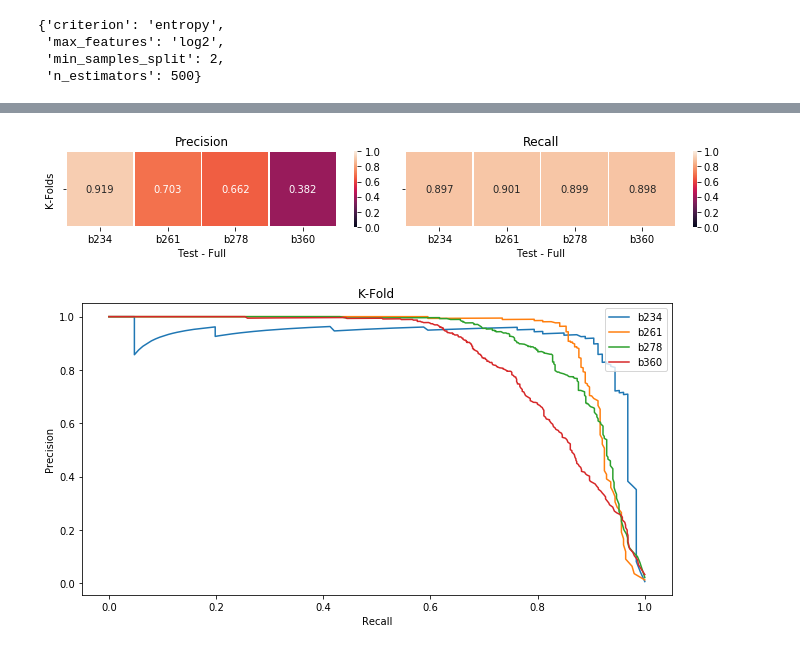
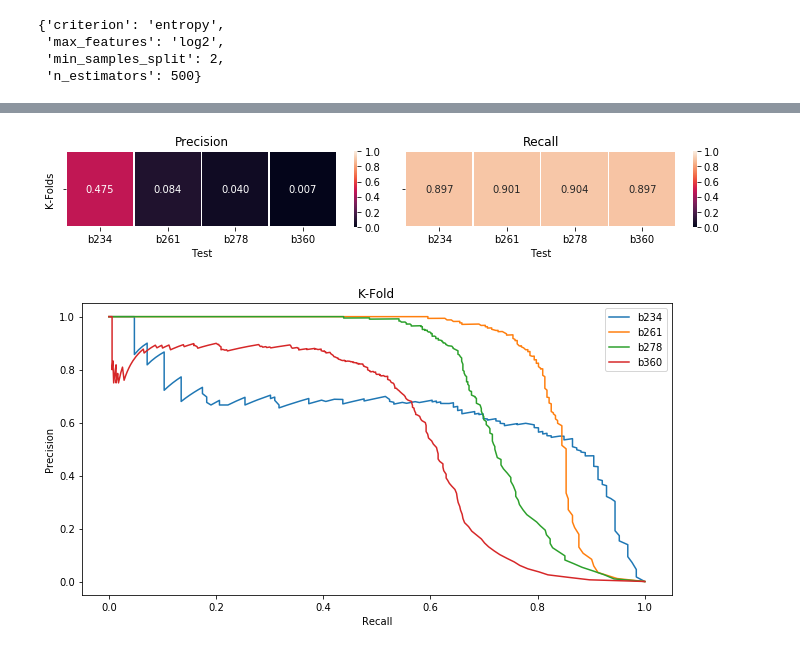
Before and after one commit to leliel12/How-far-can-we-can-go, a Jupyter notebook: 12_kfolds.ipynb, the cells around one changed output, grey strips where cells are left out. Cells and saved outputs as stored; diff of their text form; code cells hidden in the pictures.

```diff
--- a/12_kfolds.ipynb
+++ b/12_kfolds.ipynb
@@ -46,7 +46,7 @@ tiles = ["b234", "b360", "b278", "b261"]
 # %%
 %%time
 
-path = "_data/s20k_scaled.pkl.bz2"
+path = "_data/full_scaled.pkl.bz2"
 
 
 train_datas = {}
@@ -153,5 +154,3 @@ def train_and_run(data, X_columns):
         results = jobs(
             joblib.delayed(execute_clf)(**p) for p in tqdm.tqdm(combs))
     return results
-# %%
-results = train_and_run(data, X_columns)
@@ -159,0 +157,6 @@ Combinaciones: 4
+# %%
+if os.path.exists("_cache/kfolds_results.pkl.bz2"):
+    kfolds_results = joblib.load("_cache/kfolds_results.pkl.bz2")
+else:
+    kfolds_results = train_and_run(data, X_columns)
+    joblib.dump(kfolds_results, "_cache/kfolds_results.pkl.bz2", compress=3)
@@ -159,0 +186,18 @@ Combinaciones: 4
+# %%
+%%time
+def make_full_classiffiers(data):
+    clfs = {}
+    for tile, tdata in data.items():
+        print(tile)
+        X = tdata[X_columns].values
+        y = tdata[y_column].values
+        clf = RandomForestClassifier(n_jobs=10, **RF_PARAMS)
+        clf.fit(X, y)
+        clfs[tile] = clf
+    return clfs
+
+if os.path.exists("_cache/kfolds_full_clfs.pkl.bz2"):
+    full_clfs = joblib.load("_cache/kfolds_full_clfs.pkl.bz2")
+else:
+    full_clfs = make_full_classiffiers(data)
+    joblib.dump(full_clfs, "_cache/kfolds_full_clfs.pkl.bz2", compress=3)
@@ -171,45 +287,47 @@ def as_df(data):
 def heatmap(ax, results, fp):
     cmap = sns.cm.rocket
 
-    fix_recall, fix_precs = {}, {}
+    fix_recall, fix_precs, fix_thresholds = {}, {}, {}
     for r in results:
         train_name, test_name = r["train_name"], r["test_name"]
 
         if train_name not in fix_recall:
             fix_recall[train_name] = {}
             fix_precs[train_name] = {}
+            fix_thresholds[train_name] = {}
 
         precs, recalls, probs = r.prec_rec_curve
 
         idx = nearest(recalls, fp)
 
         fix_recall[train_name][test_name] = recalls[idx]
         fix_precs[train_name][test_name] = precs[idx]
+        fix_thresholds[train_name][test_name] = probs[idx]
 #     return fix_precs
 
     fix_precs = as_df(fix_precs)
     fix_recall = as_df(fix_recall)
 
     sns.heatmap(fix_precs, annot=True, fmt='.3f',  linewidths=.5, ax=ax[0], cmap=cmap, center=.5, vmin=0., vmax=1.)
-    ax[0].set_xlabel("Test - Full")
+    ax[0].set_xlabel("Test")
     ax[0].set_title(u"Precision".format(fp))
 
     sns.heatmap(fix_recall, annot=True, fmt='.3f', linewidths=.5, ax=ax[1], cmap=cmap, center=.5, vmin=0., vmax=1.)
-    ax[1].set_xlabel("Test - Full")
+    ax[1].set_xlabel("Test")
     ax[1].set_title(u"Recall".format(fp))
 
 
 fig, axs = plt.subplots(1, 2, figsize=(10, 2))
-heatmap(axs, results, 0.90)
+heatmap(axs, kfolds_results, 0.90)
 axs[0].set_ylabel("K-Folds")
 
 axs[0].set_yticklabels([""])
 axs[1].set_yticklabels([""])
 
 fig.tight_layout()
 # fig.savefig(plot_path / "section_unbalanced_diffsize_prec_rec_heatmap.pdf")
 # %% [output]
-[figure, old version]
+[figure, new version]
 # %%
 def plot_prec_roc_curve(ax, train_name, results):
     for r in results:
@@ -223,8 +341,8 @@ def plot_prec_roc_curve(ax, train_name, results):
 
 fig, ax = plt.subplots(1, 1, figsize=(9, 5))
 for t in data.keys():
-    plot_prec_roc_curve(ax, train_name=t, results=results)
+    plot_prec_roc_curve(ax, train_name=t, results=kfolds_results)
 
 fig.tight_layout()
 # %% [output]
-[figure, old version]
+[figure, new version]
```
Also changed, not shown: parts of 12 cells of this notebook, 4 other files.
